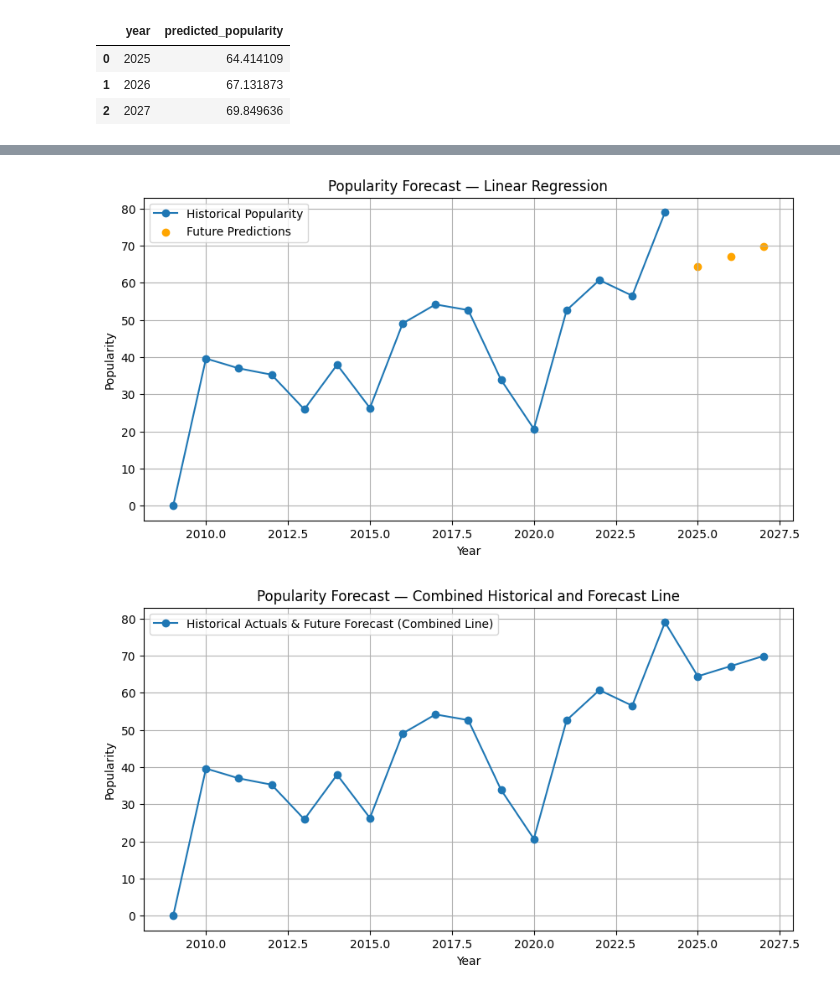
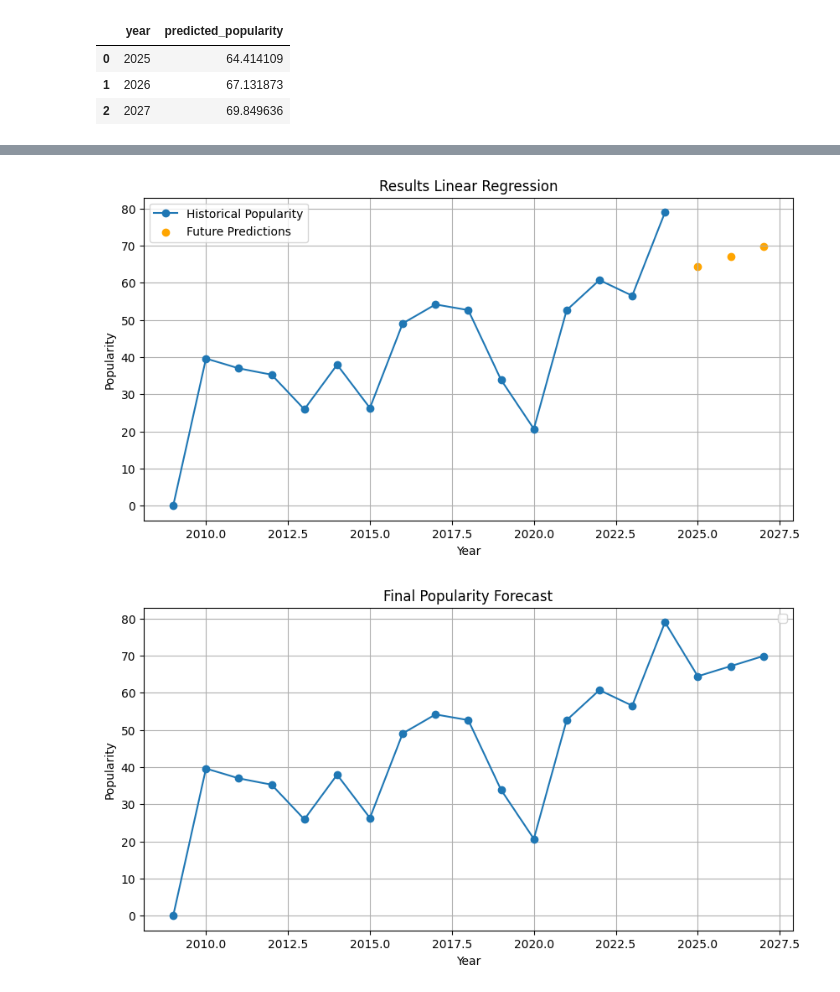
Before and after one commit to msds25018-lab/tools-project, a Jupyter notebook: project-code.ipynb, the cells around one changed output, grey strips where cells are left out. Drawn from its saved outputs; the diff is of its cells as text; code cells hidden in the pictures.

```diff
--- a/project-code.ipynb
+++ b/project-code.ipynb
@@ -259,33 +279,33 @@ y_all_pred = lin_model.predict(x_all)
 plt.scatter(future_df['year'], future_df['predicted_popularity'],
             color='orange', label="Future Predictions")
 
-plt.title("Popularity Forecast — Linear Regression")
+plt.title("Results Linear Regression")
 plt.xlabel("Year")
 plt.ylabel("Popularity")
 plt.legend()
 plt.grid(True)
 plt.show()
 # %% [output]
-[figure, old version]
+[figure, new version]
 # %%
 plt.figure(figsize=(10, 5))
 
 x_historical = df_yearly.index.values
 x_future = future_df['year'].values
 x_combined = np.concatenate([x_historical, x_future])
 
 y_historical = df_yearly['popularity'].values
 y_future = future_df['predicted_popularity'].values
 y_combined = np.concatenate([y_historical, y_future])
 
-plt.plot(x_combined, y_combined, marker='o', label='Historical Actuals & Future Forecast (Combined Line)')
+plt.plot(x_combined, y_combined, marker='o')
 
 
 plt.title("Final Popularity Forecast")
 plt.xlabel("Year")
 plt.ylabel("Popularity")
 plt.legend()
 plt.grid(True)
 plt.show()
 # %% [output]
-[figure, old version]
+[figure, new version]
```
Also changed, not shown: parts of 2 cells of this notebook.
